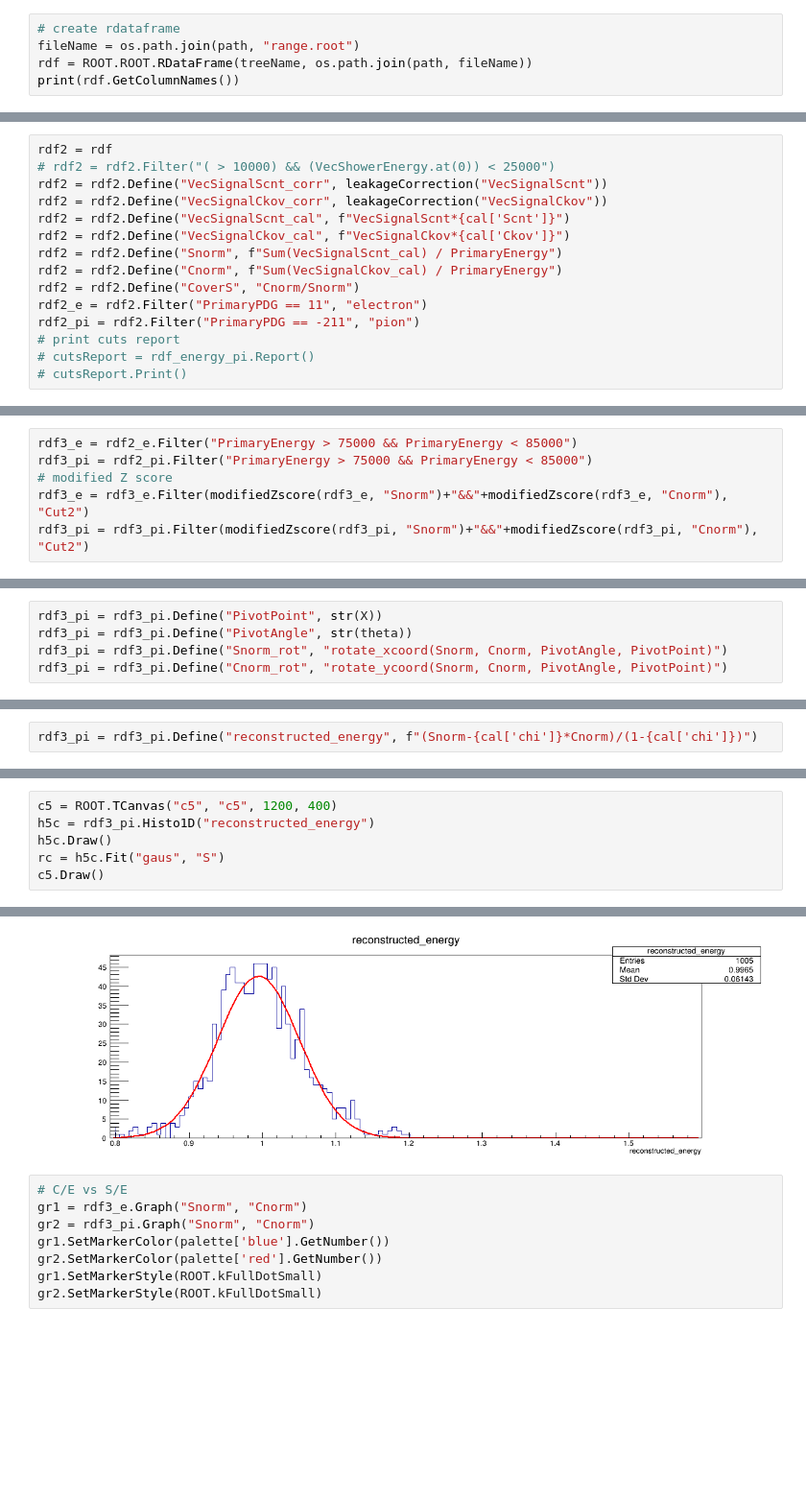
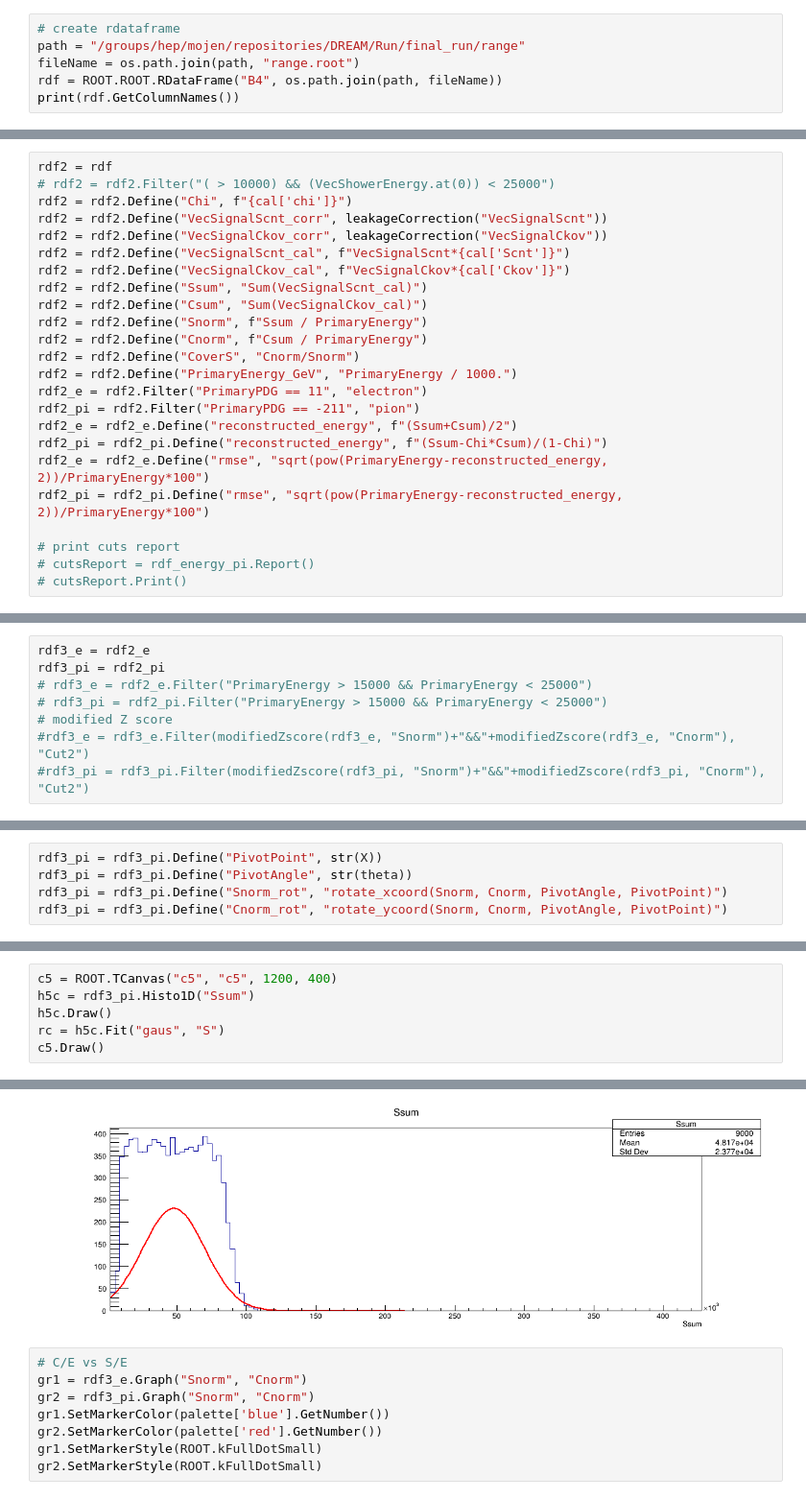
Before and after one commit to mollyhjorthjensen/DREAM, a Jupyter notebook: Analysis/validation.ipynb, the cells around one changed output, grey strips where cells are left out. Shown at 96% size. Cells and saved outputs as stored; diff of their text form; blank space fills up the shorter version.

```diff
--- a/Analysis/validation.ipynb
+++ b/Analysis/validation.ipynb
@@ -27,7 +24,8 @@ path = "/groups/hep/mojen/repositories/DREAM/Run/final_run/range"
 # %%
 # create rdataframe
+path = "/groups/hep/mojen/repositories/DREAM/Run/final_run/range"
 fileName = os.path.join(path, "range.root")
-rdf = ROOT.ROOT.RDataFrame(treeName, os.path.join(path, fileName))
+rdf = ROOT.ROOT.RDataFrame("B4", os.path.join(path, fileName))
 print(rdf.GetColumnNames())
 # %% [output]
 { "PrimaryPDG", "PrimaryEnergy", "PrimaryDecayMode", "LateralLeakage", "AbsorberMaterial", "VoxelsAlongY", "VecShowerPDG", "VecShowerCharge", "VecShowerPosition", "VecShowerEnergy", "VecShowerMomentum ...
@@ -40,26 +38,37 @@ cal = np.load("calibration.pkl.npy", allow_pickle=True).item()
 # %%
 rdf2 = rdf
 # rdf2 = rdf2.Filter("( > 10000) && (VecShowerEnergy.at(0)) < 25000")
+rdf2 = rdf2.Define("Chi", f"{cal['chi']}")
 rdf2 = rdf2.Define("VecSignalScnt_corr", leakageCorrection("VecSignalScnt"))
 rdf2 = rdf2.Define("VecSignalCkov_corr", leakageCorrection("VecSignalCkov"))
 rdf2 = rdf2.Define("VecSignalScnt_cal", f"VecSignalScnt*{cal['Scnt']}")
 rdf2 = rdf2.Define("VecSignalCkov_cal", f"VecSignalCkov*{cal['Ckov']}")
-rdf2 = rdf2.Define("Snorm", f"Sum(VecSignalScnt_cal) / PrimaryEnergy")
-rdf2 = rdf2.Define("Cnorm", f"Sum(VecSignalCkov_cal) / PrimaryEnergy")
+rdf2 = rdf2.Define("Ssum", "Sum(VecSignalScnt_cal)")
+rdf2 = rdf2.Define("Csum", "Sum(VecSignalCkov_cal)")
+rdf2 = rdf2.Define("Snorm", f"Ssum / PrimaryEnergy")
+rdf2 = rdf2.Define("Cnorm", f"Csum / PrimaryEnergy")
 rdf2 = rdf2.Define("CoverS", "Cnorm/Snorm")
+rdf2 = rdf2.Define("PrimaryEnergy_GeV", "PrimaryEnergy / 1000.")
 rdf2_e = rdf2.Filter("PrimaryPDG == 11", "electron")
 rdf2_pi = rdf2.Filter("PrimaryPDG == -211", "pion")
+rdf2_e = rdf2_e.Define("reconstructed_energy", f"(Ssum+Csum)/2")
+rdf2_pi = rdf2_pi.Define("reconstructed_energy", f"(Ssum-Chi*Csum)/(1-Chi)")
+rdf2_e = rdf2_e.Define("rmse", "sqrt(pow(PrimaryEnergy-reconstructed_energy, 2))/PrimaryEnergy*100")
+rdf2_pi = rdf2_pi.Define("rmse", "sqrt(pow(PrimaryEnergy-reconstructed_energy, 2))/PrimaryEnergy*100")
+
 # print cuts report
 # cutsReport = rdf_energy_pi.Report()
 # cutsReport.Print()
 # %% [markdown]
 ### C/E vs. S/E
 # %%
-rdf3_e = rdf2_e.Filter("PrimaryEnergy > 75000 && PrimaryEnergy < 85000")
-rdf3_pi = rdf2_pi.Filter("PrimaryEnergy > 75000 && PrimaryEnergy < 85000")
+rdf3_e = rdf2_e
+rdf3_pi = rdf2_pi
+# rdf3_e = rdf2_e.Filter("PrimaryEnergy > 15000 && PrimaryEnergy < 25000")
+# rdf3_pi = rdf2_pi.Filter("PrimaryEnergy > 15000 && PrimaryEnergy < 25000")
 # modified Z score
-rdf3_e = rdf3_e.Filter(modifiedZscore(rdf3_e, "Snorm")+"&&"+modifiedZscore(rdf3_e, "Cnorm"), "Cut2")
-rdf3_pi = rdf3_pi.Filter(modifiedZscore(rdf3_pi, "Snorm")+"&&"+modifiedZscore(rdf3_pi, "Cnorm"), "Cut2")
+#rdf3_e = rdf3_e.Filter(modifiedZscore(rdf3_e, "Snorm")+"&&"+modifiedZscore(rdf3_e, "Cnorm"), "Cut2")
+#rdf3_pi = rdf3_pi.Filter(modifiedZscore(rdf3_pi, "Snorm")+"&&"+modifiedZscore(rdf3_pi, "Cnorm"), "Cut2")
 # %%
 # correlation coefficients
 SC_e = rdf3_e.AsNumpy(columns=["Snorm", "Cnorm"])
@@ -150,2 +158,0 @@ c5.Draw()
-# %%
-rdf3_pi = rdf3_pi.Define("reconstructed_energy", f"(Snorm-{cal['chi']}*Cnorm)/(1-{cal['chi']})")
@@ -152,6 +164,6 @@ rdf3_pi = rdf3_pi.Define("reconstructed_energy", f"(Snorm-{cal['chi']}*Cnorm)/(1
 # %%
 c5 = ROOT.TCanvas("c5", "c5", 1200, 400)
-h5c = rdf3_pi.Histo1D("reconstructed_energy")
+h5c = rdf3_pi.Histo1D("Ssum")
 h5c.Draw()
 rc = h5c.Fit("gaus", "S")
 c5.Draw()
@@ -166,4 +178,4 @@ c5.Draw()
-[figure, old version]
+[figure, new version]
 # %%
 # C/E vs S/E
 gr1 = rdf3_e.Graph("Snorm", "Cnorm")
```
Also changed, not shown: parts of 20 cells of this notebook.
